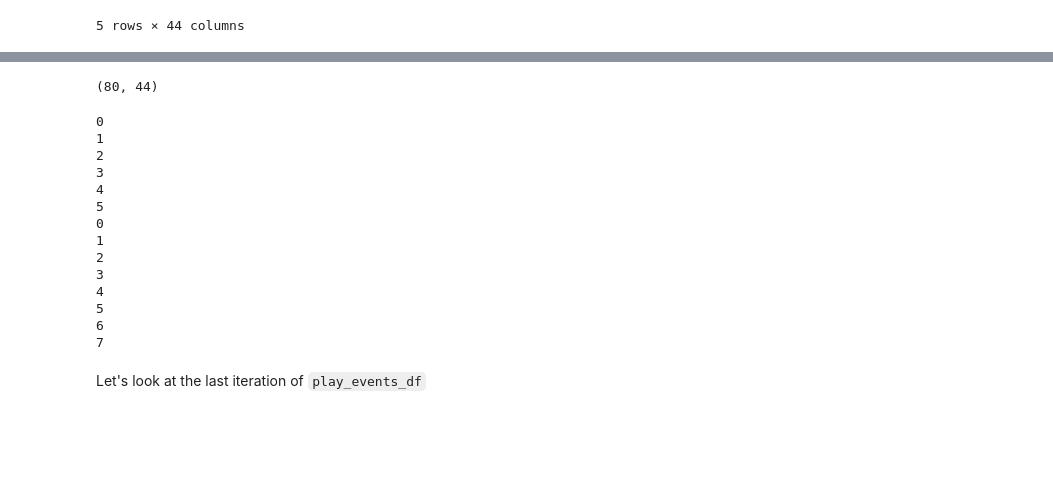
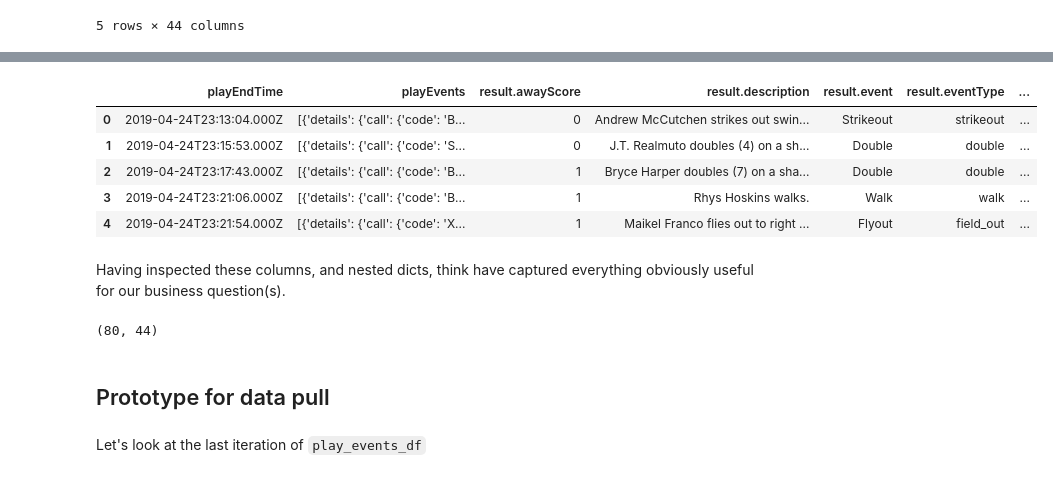
Before and after one commit to MangrobanGit/pitch_ds_baseball_analytics, a Jupyter notebook: explore_statsapi.ipynb, the cells around one changed output, grey strips where cells are left out. Drawn from its saved outputs; the diff is of its cells as text; code cells hidden in the pictures; blank space fills up the shorter version.

```diff
--- a/explore_statsapi.ipynb
+++ b/explore_statsapi.ipynb
@@ -270 +315,12 @@ test.head()
+# %%
+test_df.iloc[:,33:44].head()
+# %% [output]
+|  | playEndTime | playEvents | result.awayScore | result.description | result.event | result.eventType | ... |
+| 0 | 2019-04-24T23:13:04.000Z | [{'details': {'call': {'code': 'B... | 0 | Andrew McCutchen strikes out swin... | Strikeout | strikeout | ... |
+| 1 | 2019-04-24T23:15:53.000Z | [{'details': {'call': {'code': 'S... | 0 | J.T. Realmuto doubles (4) on a sh... | Double | double | ... |
+| 2 | 2019-04-24T23:17:43.000Z | [{'details': {'call': {'code': 'B... | 1 | Bryce Harper doubles (7) on a sha... | Double | double | ... |
+| 3 | 2019-04-24T23:21:06.000Z | [{'details': {'call': {'code': 'B... | 1 | Rhys Hoskins walks. | Walk | walk | ... |
+| 4 | 2019-04-24T23:21:54.000Z | [{'details': {'call': {'code': 'X... | 1 | Maikel Franco flies out to right ... | Flyout | field_out | ... |
+# %% [markdown]
+Having inspected these columns, and nested dicts, think have captured everything obviously useful for our business question(s).
 # %%
@@ -272,45 +328,4 @@ test.shape
 # %% [output]
 (80, 44)
-# %%
-list_new_df = []
-
-for index, row in test.head(2).iterrows():
-    #print(row['about.atBatIndex'])
-
-
-    play_events_df = json_normalize(row['playEvents'])
-    #print(play_events_df.columns)
-
-    for indy, rrow in play_events_df.iterrows():
-        dicty = {}
-        print(indy)
-        # atBatIndex
-        dicty['at_bat_index'] = row['about.atBatIndex']
-
-        # batside
-        dicty['batside'] = row['matchup.batSide.code']
-
-        # pitchHand
-        dicty['pitchhand'] = row['matchup.pitchHand.code']
-
-        dicty['pitch_num'] = rrow['pitchNumber']
-        dicty['speed_start'] = rrow['pitchData.startSpeed']
-        dicty['speed_end'] = rrow['pitchData.endSpeed']
-
-        # collect row dictionary into list
-        list_new_df.append(dicty)
-# %% [output]
-0
-1
-2
-3
-4
-5
-0
-1
-2
-3
-4
-5
-6
-7
+# %% [markdown]
+## Prototype for data pull
```
Also changed, not shown: parts of 39 cells of this notebook, 1 other file.
